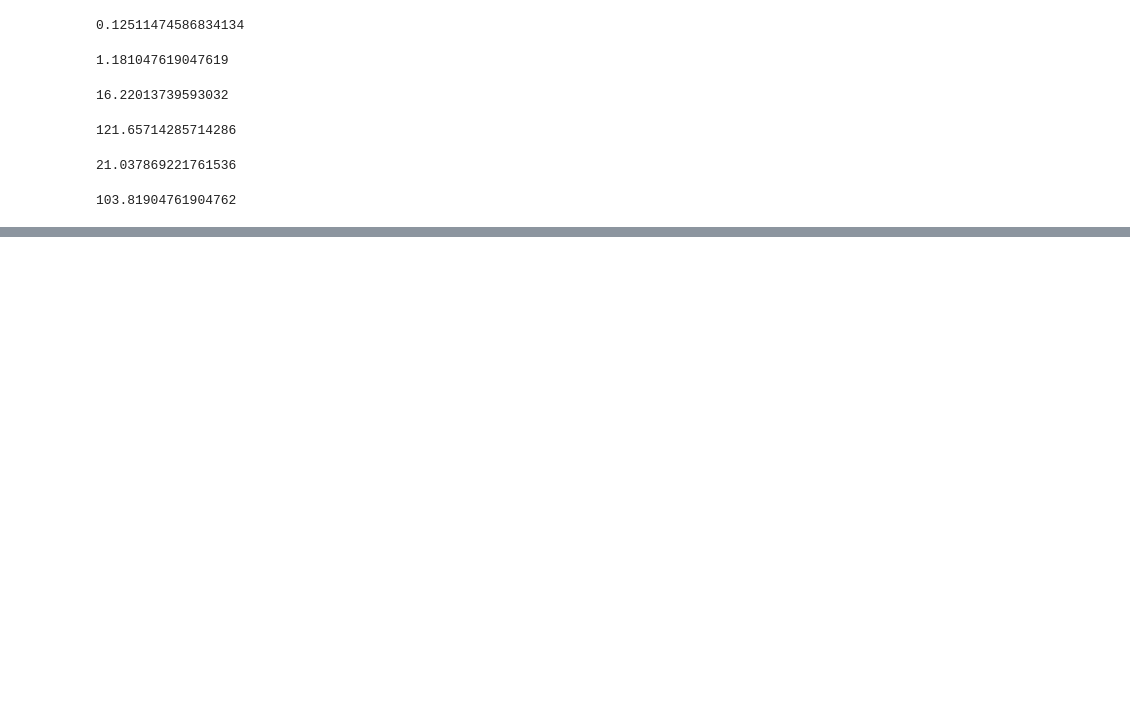
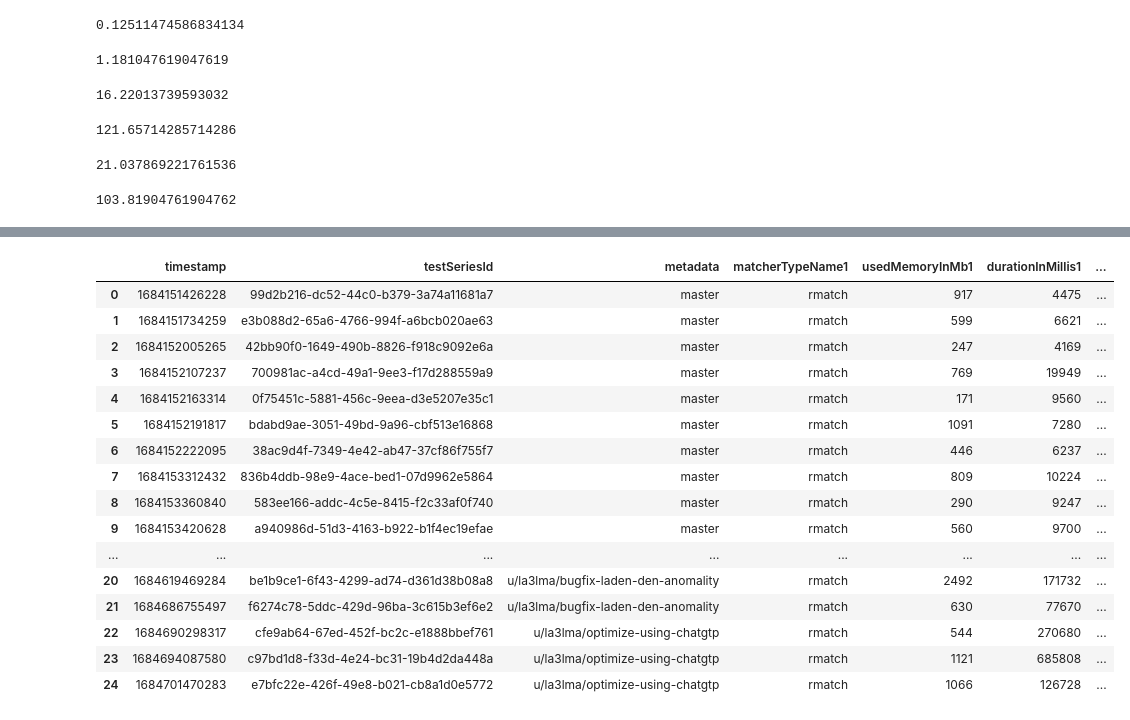
Before and after one commit to la3lma/rmatch, a Jupyter notebook: benchmarks.ipynb, the cells around one changed output, grey strips where cells are left out. Saved outputs shown, nothing was run; the diff lists cells and outputs as text; code cells hidden in the pictures; blank space fills up the shorter version.

```diff
--- a/benchmarks.ipynb
+++ b/benchmarks.ipynb
@@ -77,0 +99,20 @@ df[" regexMillis"].mean()
+# %%
+largeCorpusDf
+# %% [output]
+|  | timestamp | testSeriesId | metadata | matcherTypeName1 | usedMemoryInMb1 | durationInMillis1 | ... |
+| 0 | 1684151426228 | 99d2b216-dc52-44c0-b379-3a74a11681a7 | master | rmatch | 917 | 4475 | ... |
+| 1 | 1684151734259 | e3b088d2-65a6-4766-994f-a6bcb020ae63 | master | rmatch | 599 | 6621 | ... |
+| 2 | 1684152005265 | 42bb90f0-1649-490b-8826-f918c9092e6a | master | rmatch | 247 | 4169 | ... |
+| 3 | 1684152107237 | 700981ac-a4cd-49a1-9ee3-f17d288559a9 | master | rmatch | 769 | 19949 | ... |
+| 4 | 1684152163314 | 0f75451c-5881-456c-9eea-d3e5207e35c1 | master | rmatch | 171 | 9560 | ... |
+| 5 | 1684152191817 | bdabd9ae-3051-49bd-9a96-cbf513e16868 | master | rmatch | 1091 | 7280 | ... |
+| 6 | 1684152222095 | 38ac9d4f-7349-4e42-ab47-37cf86f755f7 | master | rmatch | 446 | 6237 | ... |
+| 7 | 1684153312432 | 836b4ddb-98e9-4ace-bed1-07d9962e5864 | master | rmatch | 809 | 10224 | ... |
+| 8 | 1684153360840 | 583ee166-addc-4c5e-8415-f2c33af0f740 | master | rmatch | 290 | 9247 | ... |
+| 9 | 1684153420628 | a940986d-51d3-4163-b922-b1f4ec19efae | master | rmatch | 560 | 9700 | ... |
+| ... | ... | ... | ... | ... | ... | ... | ... |
+| 20 | 1684619469284 | be1b9ce1-6f43-4299-ad74-d361d38b08a8 | u/la3lma/bugfix-laden-den-anomality | rmatch | 2492 | 171732 | ... |
+| 21 | 1684686755497 | f6274c78-5ddc-429d-96ba-3c615b3ef6e2 | u/la3lma/bugfix-laden-den-anomality | rmatch | 630 | 77670 | ... |
+| 22 | 1684690298317 | cfe9ab64-67ed-452f-bc2c-e1888bbef761 | u/la3lma/optimize-using-chatgtp | rmatch | 544 | 270680 | ... |
+| 23 | 1684694087580 | c97bd1d8-f33d-4e24-bc31-19b4d2da448a | u/la3lma/optimize-using-chatgtp | rmatch | 1121 | 685808 | ... |
+| 24 | 1684701470283 | e7bfc22e-426f-49e8-b021-cb8a1d0e5772 | u/la3lma/optimize-using-chatgtp | rmatch | 1066 | 126728 | ... |
```
Also changed, not shown: parts of 8 cells of this notebook, 2 other files.
